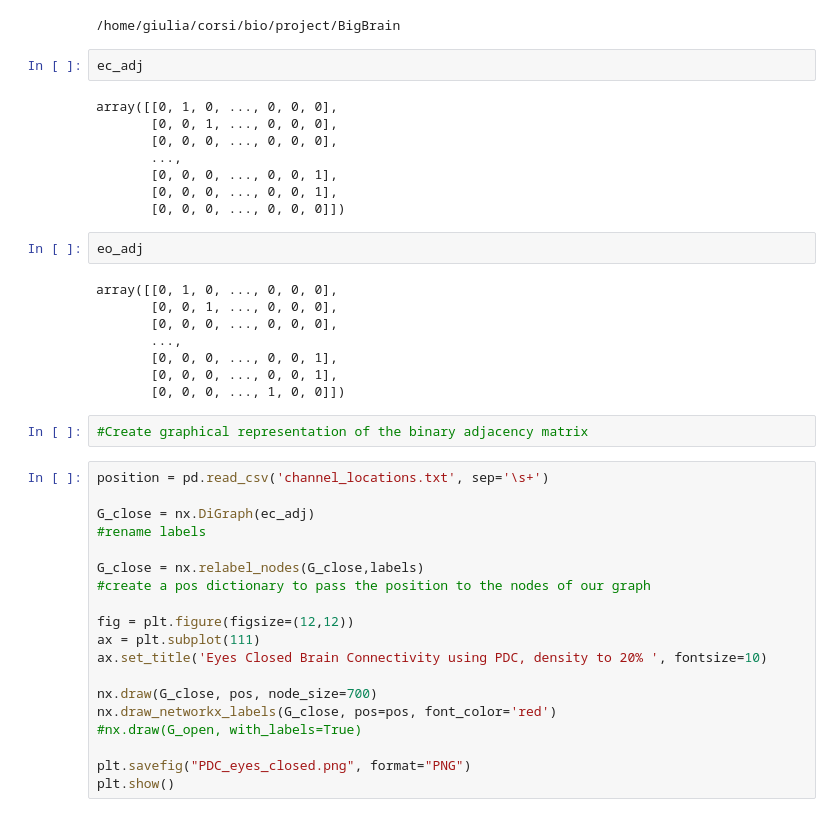
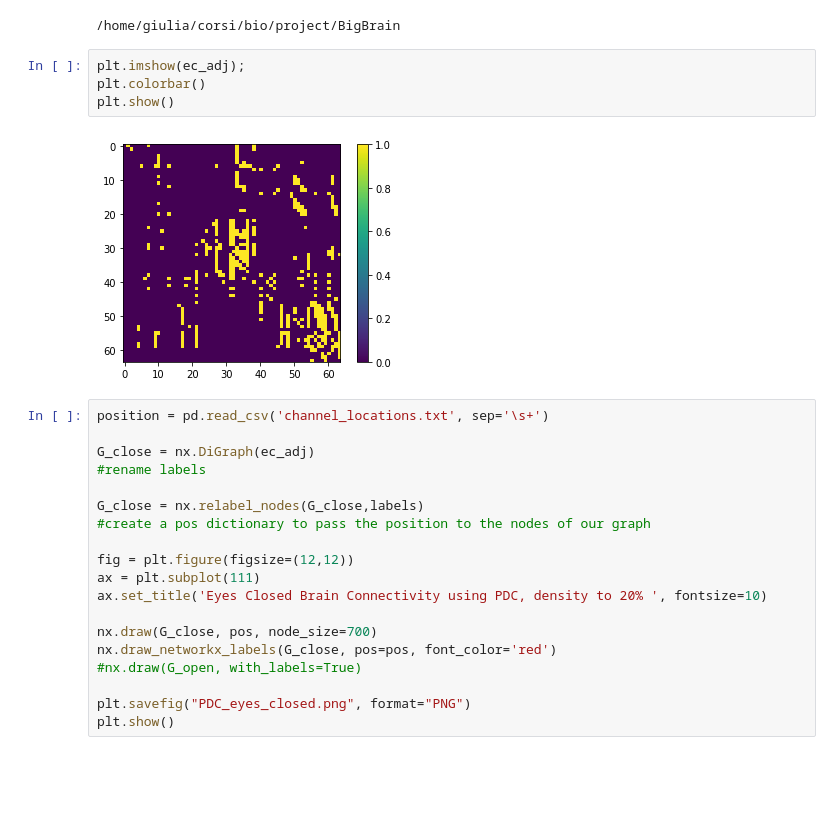
Before and after one commit to giuliacassara/BrainNetworkStudy, a Jupyter notebook: Analysis.ipynb, the cells around one changed output. Saved outputs shown, nothing was run; the diff lists cells and outputs as text; blank space fills up the shorter version.

```diff
--- a/Analysis.ipynb
+++ b/Analysis.ipynb
@@ -146,28 +152,12 @@ threshold = -np.sort(-ec_pdc, axis = None)[num_edges+1]
 ec_adj = (ec_pdc > threshold).astype(int)
 # %% [output]
 /home/giulia/corsi/bio/project/BigBrain
-# %%
-ec_adj
-# %% [output]
-array([[0, 1, 0, ..., 0, 0, 0],
-       [0, 0, 1, ..., 0, 0, 0],
-       [0, 0, 0, ..., 0, 0, 0],
-       ...,
-       [0, 0, 0, ..., 0, 0, 1],
-       [0, 0, 0, ..., 0, 0, 1],
-       [0, 0, 0, ..., 0, 0, 0]])
-# %%
-eo_adj
-# %% [output]
-array([[0, 1, 0, ..., 0, 0, 0],
-       [0, 0, 1, ..., 0, 0, 0],
-       [0, 0, 0, ..., 0, 0, 0],
-       ...,
-       [0, 0, 0, ..., 0, 0, 1],
-       [0, 0, 0, ..., 0, 0, 1],
-       [0, 0, 0, ..., 1, 0, 0]])
-# %%
-#Create graphical representation of the binary adjacency matrix
+# %%
+plt.imshow(ec_adj);
+plt.colorbar()
+plt.show()
+# %% [output]
+[figure, added]
 # %%
 position = pd.read_csv('channel_locations.txt', sep='\s+')
 
```
Also changed, not shown: parts of 6 cells of this notebook, 2 other files.
